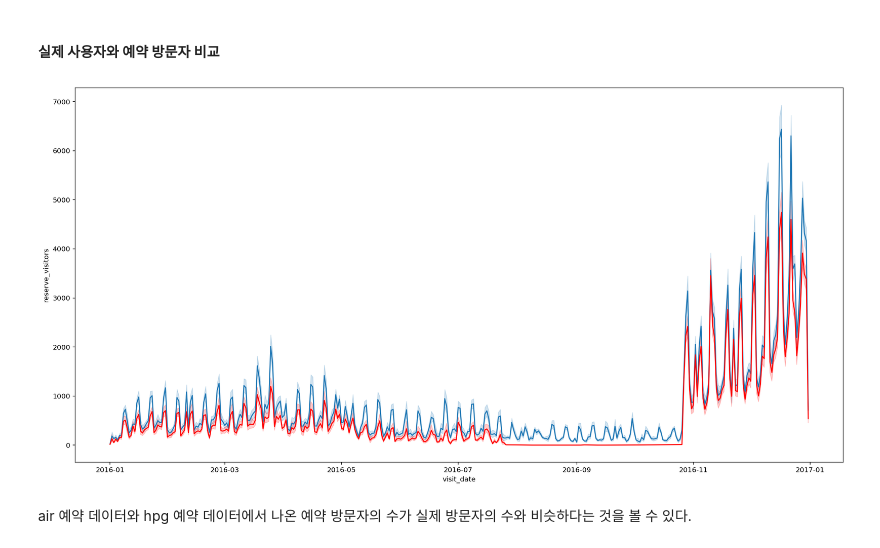
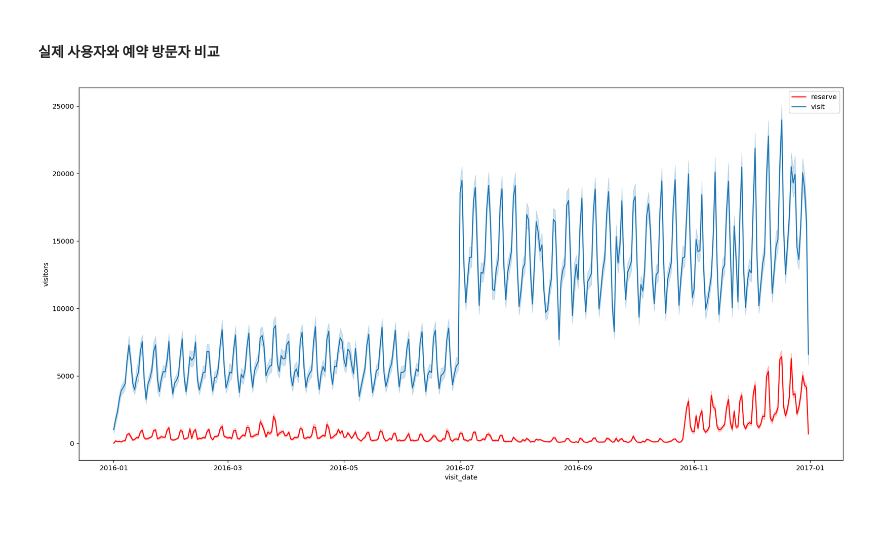
Before and after one commit to dlgur1994/Hackerthon1_Aiffel, a Jupyter notebook: Hyelim/Hackerthon1_visualization.ipynb, the cells around one changed output. Drawn from its saved outputs; the diff is of its cells as text; code cells hidden in the pictures; blank space fills up the shorter version.

Commit message:
[Edit] 휴일과 예약자와 방문자의 관계 시각화

```diff
--- a/Hyelim/Hackerthon1_visualization.ipynb
+++ b/Hyelim/Hackerthon1_visualization.ipynb
@@ -318,12 +318,11 @@ temp_sum
 # %%
 import seaborn as sns
 import matplotlib.pyplot as plt
 
 plt.figure(figsize=(20,10))
-sns.lineplot(data = temp_sum[temp_sum.visit_year==2016], x='visit_date', y='reserve_visitors', estimator=sum)
-sns.lineplot(data = air_reserve_group[air_reserve_group.visit_year==2016], x='visit_date', y='reserve_visitors', estimator=sum, color='r')
+sns.lineplot(data = temp_sum[temp_sum.visit_year==2016], x='visit_date', y='reserve_visitors', estimator=sum, color='r')
+sns.lineplot(data = air_visit_group[air_visit_group.visit_year==2016], x='visit_date', y='visitors', estimator=sum)
+plt.legend(['reserve', 'visit'])
 plt.show()
 # %% [output]
-[figure, old version]
+[figure, new version]
-# %% [markdown]
-air 예약 데이터와 hpg 예약 데이터에서 나온 예약 방문자의 수가 실제 방문자의 수와 비슷하다는 것을 볼 수 있다.
```
Also changed, not shown: parts of 10 cells of this notebook.
